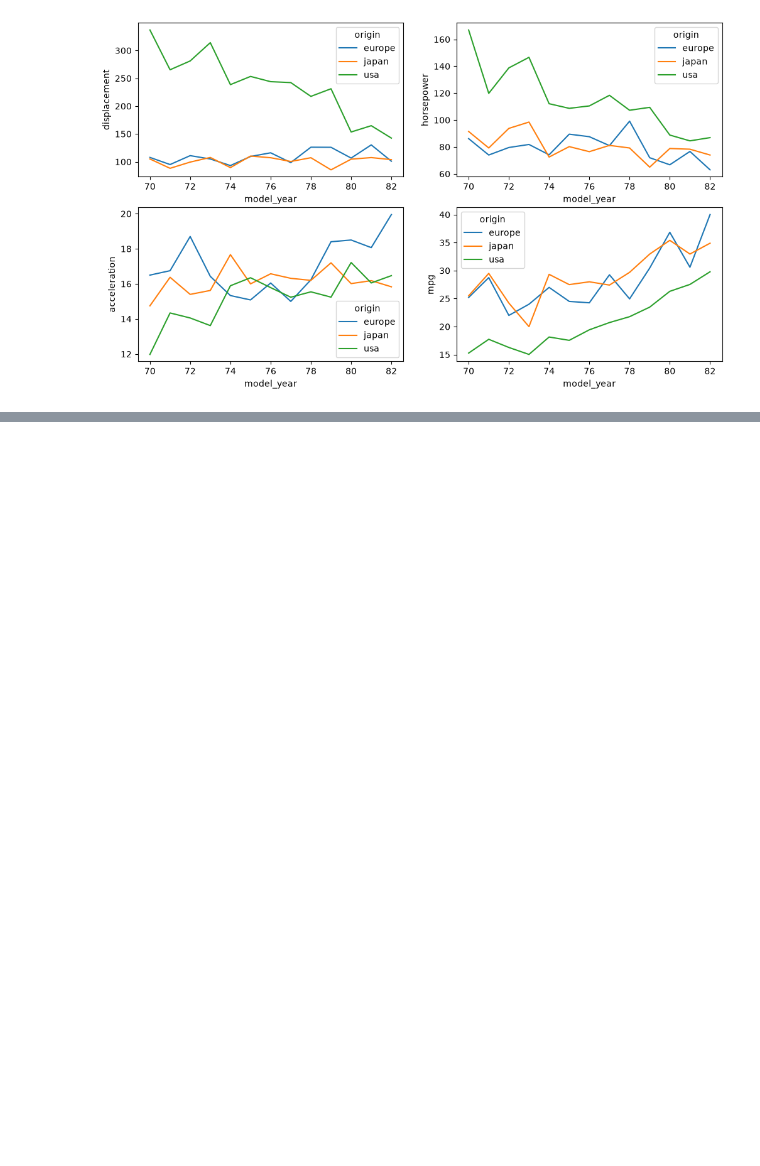
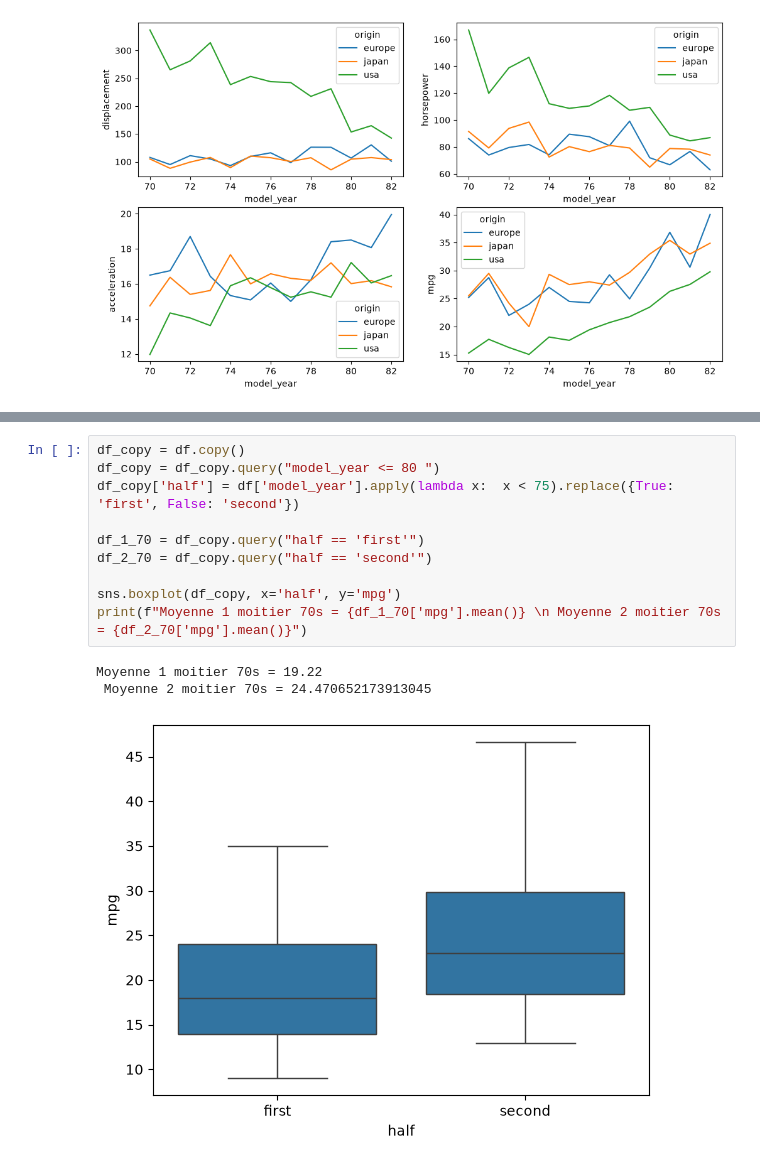
Before and after one commit to Bore237/data_science_training, a Jupyter notebook: src/methodologie_ia/mpg.ipynb, the cells around one changed output, grey strips where cells are left out. Drawn from its saved outputs; the diff is of its cells as text; blank space fills up the shorter version.

```diff
--- a/src/methodologie_ia/mpg.ipynb
+++ b/src/methodologie_ia/mpg.ipynb
@@ -233,0 +257,14 @@ for var, axe in zip(continue_var, axes):
+# %%
+df_copy = df.copy()
+df_copy = df_copy.query("model_year <= 80 ")
+df_copy['half'] = df['model_year'].apply(lambda x:  x < 75).replace({True: 'first', False: 'second'})
+
+df_1_70 = df_copy.query("half == 'first'")
+df_2_70 = df_copy.query("half == 'second'")
+
+sns.boxplot(df_copy, x='half', y='mpg')
+print(f"Moyenne 1 moitier 70s = {df_1_70['mpg'].mean()} \n Moyenne 2 moitier 70s = {df_2_70['mpg'].mean()}")
+# %% [output]
+Moyenne 1 moitier 70s = 19.22
+ Moyenne 2 moitier 70s = 24.470652173913045
+[figure, added]
```
Also changed, not shown: parts of 15 cells of this notebook.
